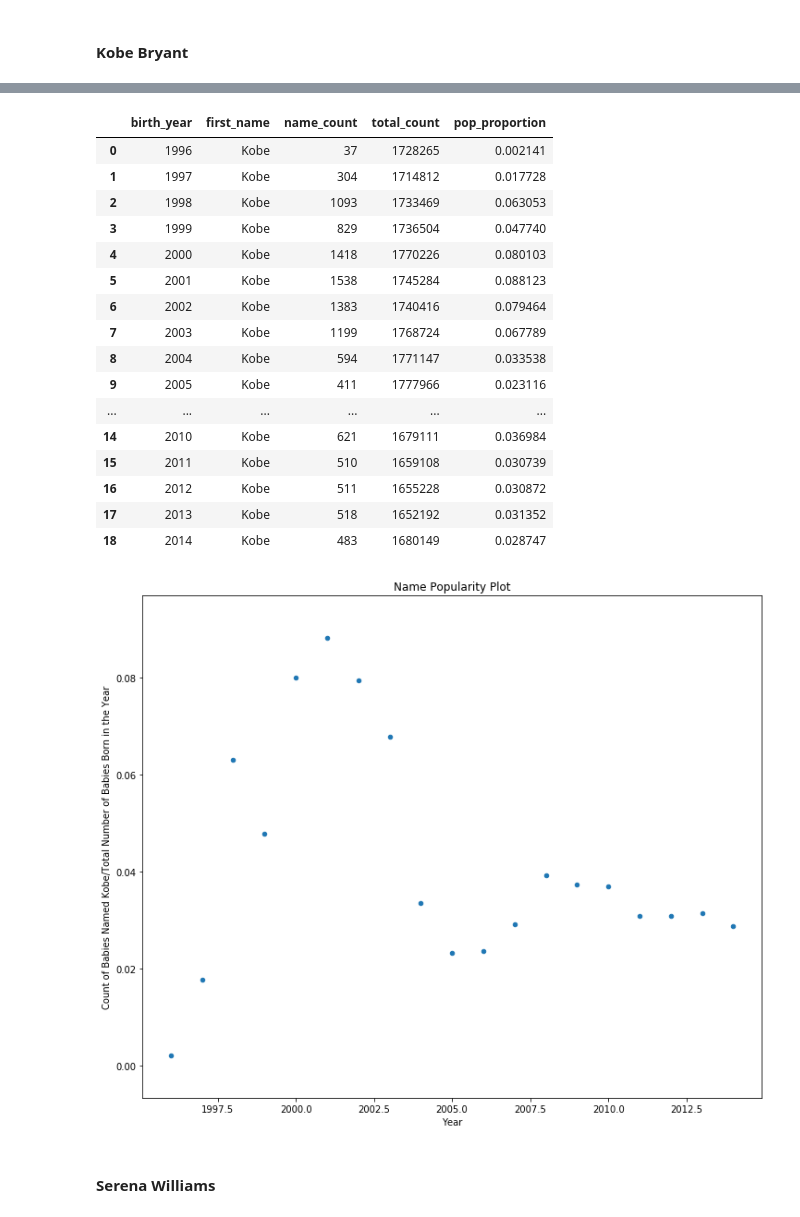
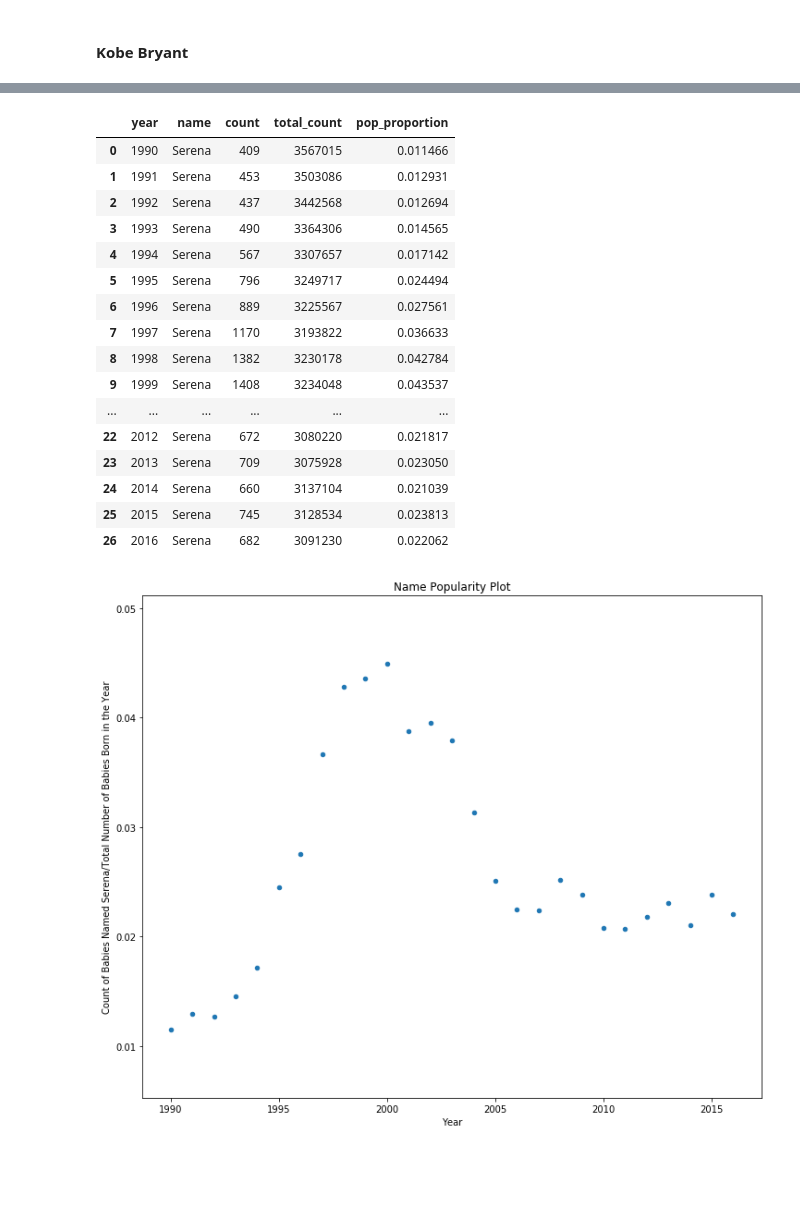
Before and after one commit to pspatel2/msia_401_python_project, a Jupyter notebook: MSiA_422_Project1.ipynb, the cells around one changed output, grey strips where cells are left out. Drawn from its saved outputs; the diff is of its cells as text; code cells hidden in the pictures; blank space fills up the shorter version.

Commit message:
final version combined with partner

```diff
--- a/MSiA_422_Project1.ipynb
+++ b/MSiA_422_Project1.ipynb
@@ -6,7 +3,6 @@
 # %%
+# Import the libraries needed
 import pandas as pd
+import matplotlib.pyplot as plt
 import glob
 import os
-import matplotlib.pyplot as plt
-import matplotlib
-matplotlib.rcParams.update({'font.size': 16})
@@ -15,10 +8,0 @@ matplotlib.rcParams.update({'font.size': 16})
-# %%
-path = 'namesbystate' # needs to be updated for anyone who uses this code
-all_files = glob.glob(os.path.join(path, "*.txt"))
-
-dframes = []
-for item in all_files:
-    df = pd.read_csv(item,header=None,names=['State','Gender','birth_year','first_name','name_count'])
-    dframes.append(df)
-
-combined_df = pd.concat(dframes, axis=0, ignore_index=True)
@@ -490,23 +521,21 @@ AttributeError: 'BabyNames' object has no attribute 'NamePopularityPlot'
 # %%
-baby.NamePopularityPlot(name='Kobe', yearRange=(1990,2015), state=None, sex='M')
+baby.NamePopularityPlotStory(name='Serena', yearRange=(1990,2017), state=None, sex='F')
 # %% [output]
-|  | birth_year | first_name | name_count | total_count | pop_proportion |
-| 0 | 1996 | Kobe | 37 | 1728265 | 0.002141 |
-| 1 | 1997 | Kobe | 304 | 1714812 | 0.017728 |
-| 2 | 1998 | Kobe | 1093 | 1733469 | 0.063053 |
-| 3 | 1999 | Kobe | 829 | 1736504 | 0.047740 |
-| 4 | 2000 | Kobe | 1418 | 1770226 | 0.080103 |
-| 5 | 2001 | Kobe | 1538 | 1745284 | 0.088123 |
-| 6 | 2002 | Kobe | 1383 | 1740416 | 0.079464 |
-| 7 | 2003 | Kobe | 1199 | 1768724 | 0.067789 |
-| 8 | 2004 | Kobe | 594 | 1771147 | 0.033538 |
-| 9 | 2005 | Kobe | 411 | 1777966 | 0.023116 |
+|  | year | name | count | total_count | pop_proportion |
+| 0 | 1990 | Serena | 409 | 3567015 | 0.011466 |
+| 1 | 1991 | Serena | 453 | 3503086 | 0.012931 |
+| 2 | 1992 | Serena | 437 | 3442568 | 0.012694 |
+| 3 | 1993 | Serena | 490 | 3364306 | 0.014565 |
+| 4 | 1994 | Serena | 567 | 3307657 | 0.017142 |
+| 5 | 1995 | Serena | 796 | 3249717 | 0.024494 |
+| 6 | 1996 | Serena | 889 | 3225567 | 0.027561 |
+| 7 | 1997 | Serena | 1170 | 3193822 | 0.036633 |
+| 8 | 1998 | Serena | 1382 | 3230178 | 0.042784 |
+| 9 | 1999 | Serena | 1408 | 3234048 | 0.043537 |
 | ... | ... | ... | ... | ... | ... |
-| 14 | 2010 | Kobe | 621 | 1679111 | 0.036984 |
-| 15 | 2011 | Kobe | 510 | 1659108 | 0.030739 |
-| 16 | 2012 | Kobe | 511 | 1655228 | 0.030872 |
-| 17 | 2013 | Kobe | 518 | 1652192 | 0.031352 |
-| 18 | 2014 | Kobe | 483 | 1680149 | 0.028747 |
+| 22 | 2012 | Serena | 672 | 3080220 | 0.021817 |
+| 23 | 2013 | Serena | 709 | 3075928 | 0.023050 |
+| 24 | 2014 | Serena | 660 | 3137104 | 0.021039 |
+| 25 | 2015 | Serena | 745 | 3128534 | 0.023813 |
+| 26 | 2016 | Serena | 682 | 3091230 | 0.022062 |
-[figure, old version]
+[figure, new version]
-# %% [markdown]
-#### Serena Williams
```
Also changed, not shown: parts of 82 cells of this notebook.
